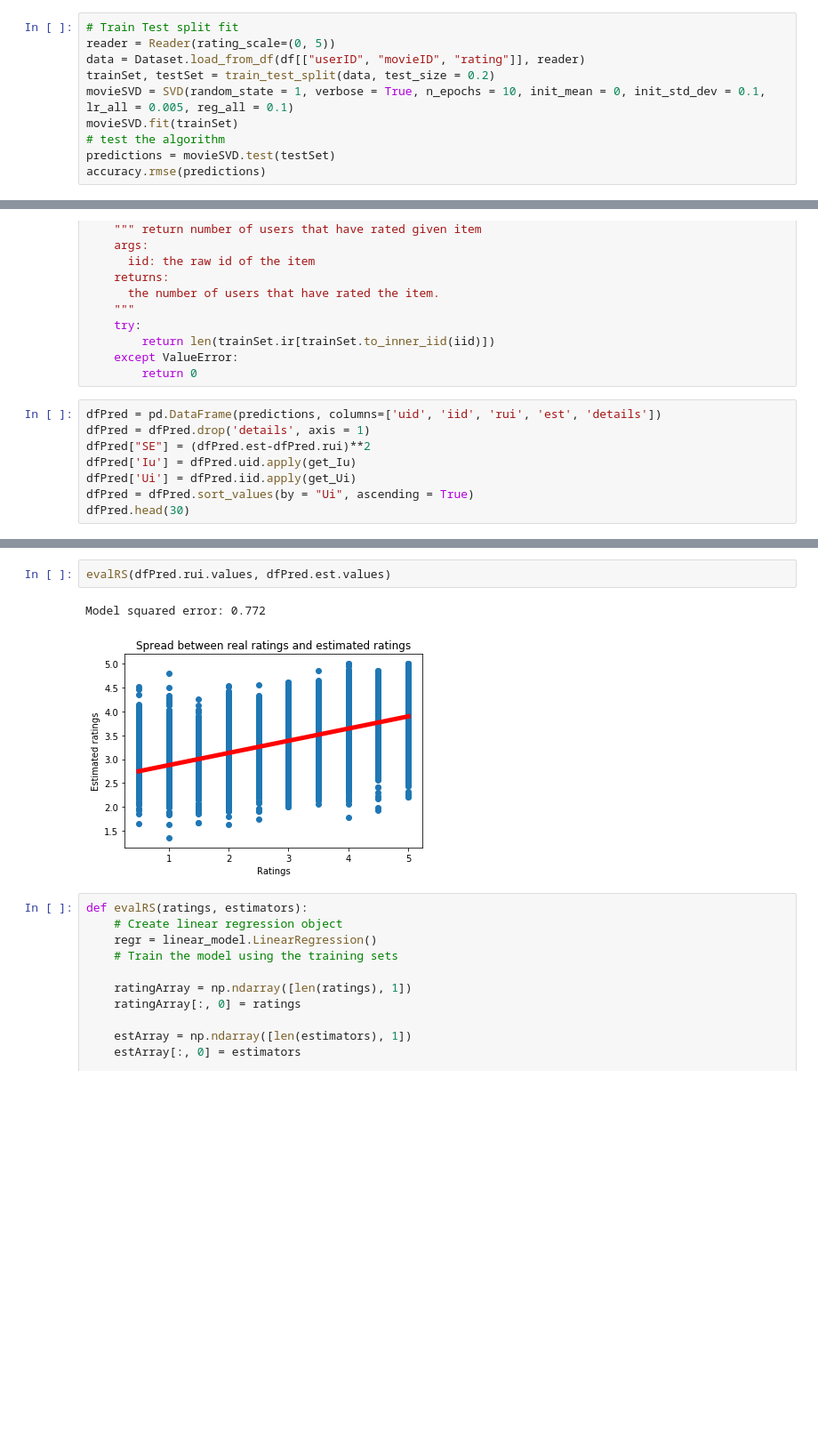
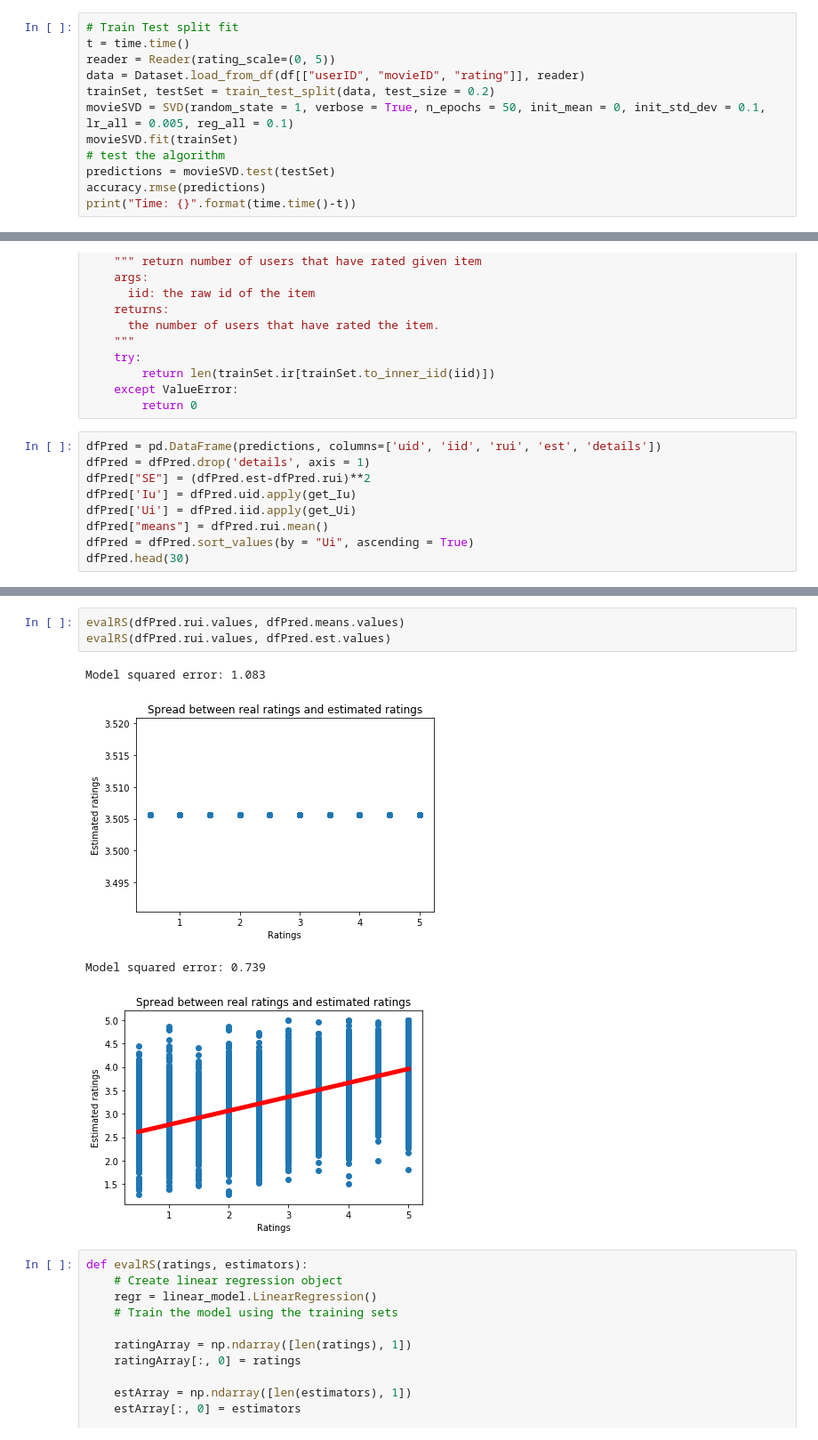
Before and after one commit to SimchaGD/Recommender-System, a Jupyter notebook: CF_RecommenderSystem.ipynb, the cells around one changed output, grey strips where cells are left out. Shown at 89% size. Saved outputs shown, nothing was run; the diff lists cells and outputs as text; blank space fills up the shorter version.

```diff
--- a/CF_RecommenderSystem.ipynb
+++ b/CF_RecommenderSystem.ipynb
@@ -77,14 +67,16 @@ print(clf.best_score['rmse'])
 print(clf.best_params['rmse'])
 # %%
 # Train Test split fit
+t = time.time()
 reader = Reader(rating_scale=(0, 5))
 data = Dataset.load_from_df(df[["userID", "movieID", "rating"]], reader)
 trainSet, testSet = train_test_split(data, test_size = 0.2)
-movieSVD = SVD(random_state = 1, verbose = True, n_epochs = 10, init_mean = 0, init_std_dev = 0.1, lr_all = 0.005, reg_all = 0.1)
+movieSVD = SVD(random_state = 1, verbose = True, n_epochs = 50, init_mean = 0, init_std_dev = 0.1, lr_all = 0.005, reg_all = 0.1)
 movieSVD.fit(trainSet)
 # test the algorithm
 predictions = movieSVD.test(testSet)
 accuracy.rmse(predictions)
+print("Time: {}".format(time.time()-t))
 # %% [output]
 Processing epoch 0
 Processing epoch 1
@@ -128,6 +125,7 @@ dfPred = dfPred.drop('details', axis = 1)
 dfPred["SE"] = (dfPred.est-dfPred.rui)**2
 dfPred['Iu'] = dfPred.uid.apply(get_Iu)
 dfPred['Ui'] = dfPred.iid.apply(get_Ui)
+dfPred["means"] = dfPred.rui.mean()
 dfPred = dfPred.sort_values(by = "Ui", ascending = True)
 dfPred.head(30)
 # %% [output]
@@ -151,8 +149,11 @@ dfPred.head(30)
 # %%
+evalRS(dfPred.rui.values, dfPred.means.values)
 evalRS(dfPred.rui.values, dfPred.est.values)
 # %% [output]
-Model squared error: 0.772
+Model squared error: 1.083
-[figure, old version]
+[figure, new version]
+Model squared error: 0.739
+[figure, added]
 # %%
 def evalRS(ratings, estimators):
     # Create linear regression object
```
Also changed, not shown: parts of 4 cells of this notebook.
